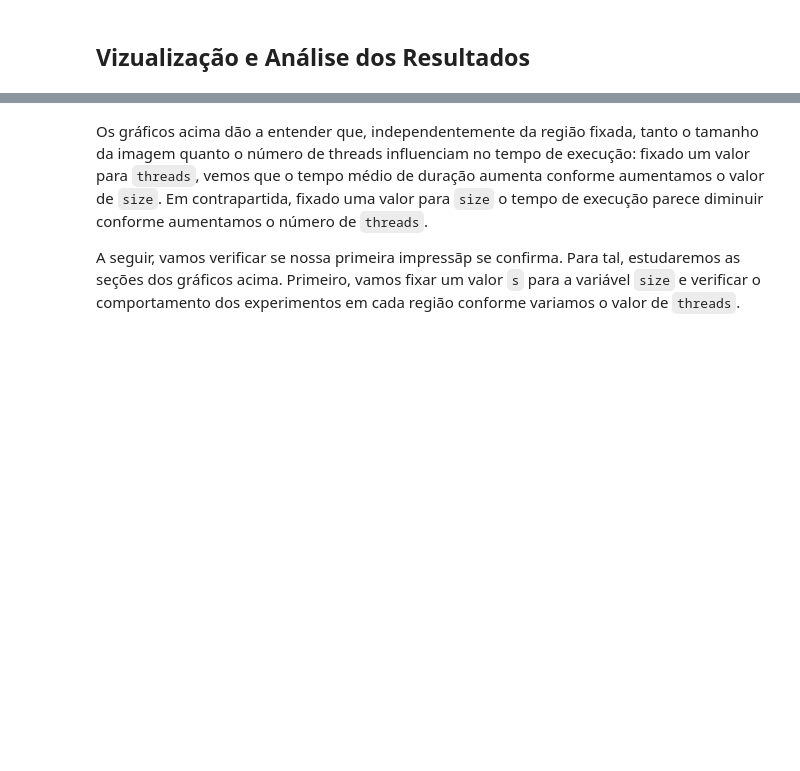
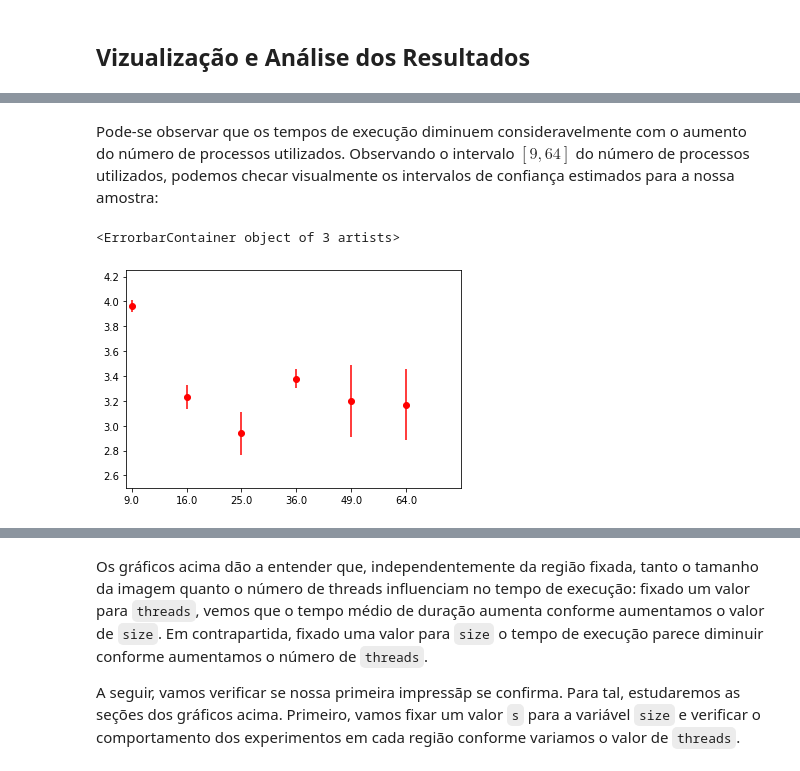
Before and after one commit to martinoni/parallel-ep2, a Jupyter notebook: ep2/src/Report.ipynb, the cells around one changed output, grey strips where cells are left out. Cells and saved outputs as stored; diff of their text form; code cells hidden in the pictures; blank space fills up the shorter version.

Commit message:
análise quase pronta e correções na medição de tempo de cada programa

```diff
--- a/ep2/src/Report.ipynb
+++ b/ep2/src/Report.ipynb
@@ -162,3 +163,3 @@ Grid_dim: (4, 4) and Block_dim: (32, 32)
 # %%
-data = pd.DataFrame(results)
-data.to_csv('testes_brutos.csv')
+data = pd.read_csv('testes_brutos.csv')
+data
@@ -439,0 +248,11 @@ plot(p1,p2,p3,p4 ,layout=(2,2))
+# %% [markdown]
+Pode-se observar que os tempos de execução diminuem consideravelmente com o aumento do número de processos utilizados.
+Observando o intervalo $[9, 64]$ do número de processos utilizados, podemos checar visualmente os intervalos de confiança estimados para a nossa amostra:
+# %%
+plt.xlim([1.9, 8])
+plt.ylim([2.5, 4.25])
+plt.errorbar(resumo_mpi['n_mpi_process'], resumo_mpi['mean_duration_clock'],
+             yerr = 2*resumo_mpi['std_duration_clock'], fmt='ro')
+# %% [output]
+<ErrorbarContainer object of 3 artists>
+[figure, added]
```
Also changed, not shown: parts of 50 cells of this notebook, 3 other files.
